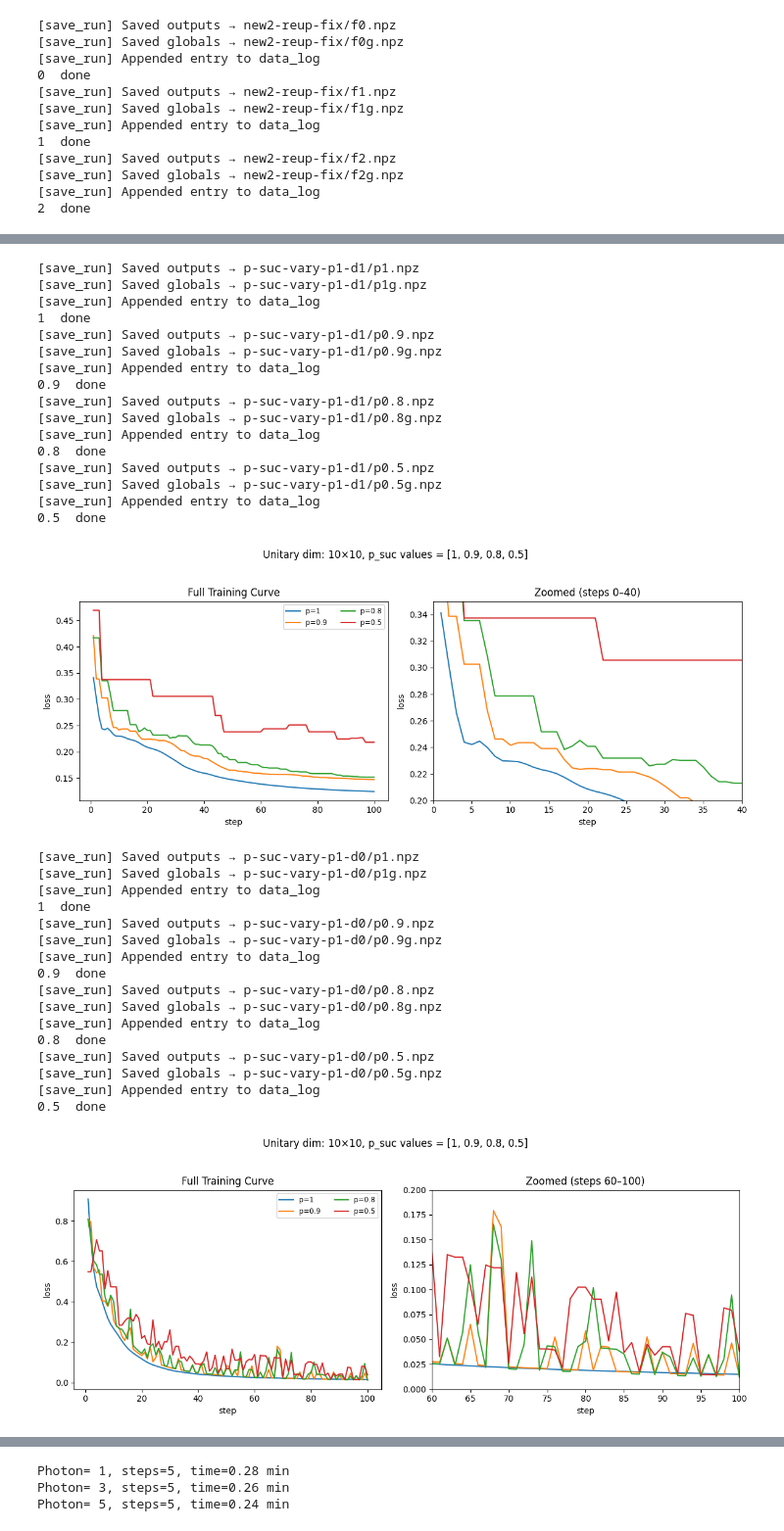
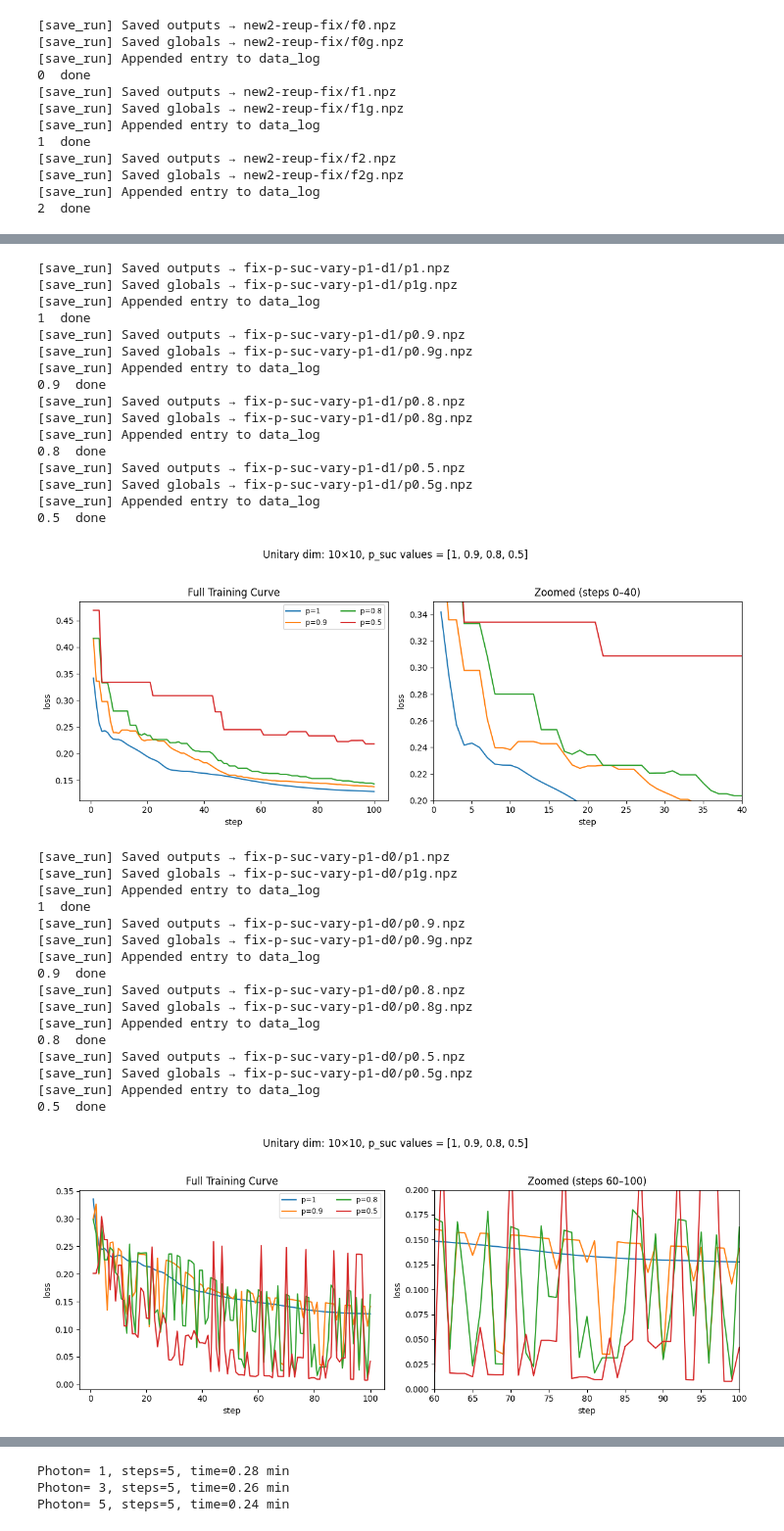
Before and after one commit to 01000111r/photon-net, a Jupyter notebook: main_book.ipynb, the cells around one changed output, grey strips where cells are left out. Shown at 98% size. Saved outputs shown, nothing was run; the diff lists cells and outputs as text; code cells hidden in the pictures.

```diff
--- a/main_book.ipynb
+++ b/main_book.ipynb
@@ -228,10 +203,10 @@ data_prod_iterator(p_suc_list, global_var, log_file, folder, file_indent)
 [save_run] Appended entry to data_log
 2  done
 # %%
-data_folder   = "new-reup-fix"
+data_folder   = "new2-reup-fix"
 # data_folder   = "reup-vary-1p"
 min_freq    = 0
-max_freq      = 5
+max_freq      = 2
 x_min = 10
 x_max = 20
 y_min= 0.2
@@ -287,6 +262,6 @@ g.plt.show()
 # %%
 log_file = 'data_log'
-folder = 'p-suc-vary-p1-d1'
+folder = 'fix-p-suc-vary-p1-d1'
 p_suc_list = [1, 0.9, 0.8, 0.5]
 
 for p_suc in p_suc_list:
@@ -304,7 +279,7 @@ for p_suc in p_suc_list:
     # init = (init_phases, train_set, train_labels, weights_data, 0.0*init_phases, 0.0*init_phases, 0.0*weights_data, 0.0*weights_data, master_key)
     photon_loss_scale = float(1)
     # compute the very first loss:
-    initial_loss, (n0, key) = loss.loss(init_phases, train_set, train_labels, weights_data, photon_loss_scale, g.input_config, g.master_key, g.loss_function, g.aim)
+    initial_loss, (n0, key) = loss.loss(init_phases, train_set, train_labels, weights_data, photon_loss_scale, g.input_config, g.master_key, g.loss_function, g.aim, g.reupload_freq)
     init_carry = (init_phases, train_set, train_labels, weights_data, photon_loss_scale,
                                                     0.0*init_phases, 0.0*init_phases,
                                                     0.0*weights_data, 0.0*weights_data,
@@ -314,26 +289,26 @@ for p_suc in p_suc_list:
     carry, loss_mem, update_mem, photon_mem = utils.save_run(log_file, folder, test_name, global_name, init_carry)
     print(p_suc, " done")
 # %% [output]
-[save_run] Saved outputs → p-suc-vary-p1-d1/p1.npz
-[save_run] Saved globals → p-suc-vary-p1-d1/p1g.npz
+[save_run] Saved outputs → fix-p-suc-vary-p1-d1/p1.npz
+[save_run] Saved globals → fix-p-suc-vary-p1-d1/p1g.npz
 [save_run] Appended entry to data_log
 1  done
-[save_run] Saved outputs → p-suc-vary-p1-d1/p0.9.npz
-[save_run] Saved globals → p-suc-vary-p1-d1/p0.9g.npz
+[save_run] Saved outputs → fix-p-suc-vary-p1-d1/p0.9.npz
+[save_run] Saved globals → fix-p-suc-vary-p1-d1/p0.9g.npz
 [save_run] Appended entry to data_log
 0.9  done
-[save_run] Saved outputs → p-suc-vary-p1-d1/p0.8.npz
-[save_run] Saved globals → p-suc-vary-p1-d1/p0.8g.npz
+[save_run] Saved outputs → fix-p-suc-vary-p1-d1/p0.8.npz
+[save_run] Saved globals → fix-p-suc-vary-p1-d1/p0.8g.npz
 [save_run] Appended entry to data_log
 0.8  done
-[save_run] Saved outputs → p-suc-vary-p1-d1/p0.5.npz
-[save_run] Saved globals → p-suc-vary-p1-d1/p0.5g.npz
+[save_run] Saved outputs → fix-p-suc-vary-p1-d1/p0.5.npz
+[save_run] Saved globals → fix-p-suc-vary-p1-d1/p0.5g.npz
 [save_run] Appended entry to data_log
 0.5  done
 # %%
 # parameters
 log_file    = 'data_log'
-folder      = 'p-suc-vary-p1-d1'
+folder      = 'fix-p-suc-vary-p1-d1'
 p_suc_list  = [1, 0.9, 0.8, 0.5]
 x_min, x_max = 0, 40
 y_min, y_max = 0.2, 0.35
@@ -387,10 +362,10 @@ fig.suptitle(
 g.plt.tight_layout(rect=[0, 0.03, 1, 0.95])
 g.plt.show()
 # %% [output]
-[figure, old version]
+[figure, new version]
 # %%
 log_file = 'data_log'
-folder = 'p-suc-vary-p1-d0'
+folder = 'fix-p-suc-vary-p1-d0'
 p_suc_list = [1, 0.9, 0.8, 0.5]
 
 for p_suc in p_suc_list:
@@ -408,7 +383,7 @@ for p_suc in p_suc_list:
     # init = (init_phases, train_set, train_labels, weights_data, 0.0*init_phases, 0.0*init_phases, 0.0*weights_data, 0.0*weights_data, master_key)
     photon_loss_scale = float(1)
     # compute the very first loss:
-    initial_loss, (n0, key) = loss.loss(init_phases, train_set, train_labels, weights_data, photon_loss_scale, g.input_config, g.master_key, g.loss_function, g.aim)
+    initial_loss, (n0, key) = loss.loss(init_phases, train_set, train_labels, weights_data, photon_loss_scale, g.input_config, g.master_key, g.loss_function, g.aim, g.reupload_freq)
     init_carry = (init_phases, train_set, train_labels, weights_data, photon_loss_scale,
                                                     0.0*init_phases, 0.0*init_phases,
                                                     0.0*weights_data, 0.0*weights_data,
@@ -418,26 +393,26 @@ for p_suc in p_suc_list:
     carry, loss_mem, update_mem, photon_mem = utils.save_run(log_file, folder, test_name, global_name, init_carry)
     print(p_suc, " done")
 # %% [output]
-[save_run] Saved outputs → p-suc-vary-p1-d0/p1.npz
-[save_run] Saved globals → p-suc-vary-p1-d0/p1g.npz
+[save_run] Saved outputs → fix-p-suc-vary-p1-d0/p1.npz
+[save_run] Saved globals → fix-p-suc-vary-p1-d0/p1g.npz
 [save_run] Appended entry to data_log
 1  done
-[save_run] Saved outputs → p-suc-vary-p1-d0/p0.9.npz
-[save_run] Saved globals → p-suc-vary-p1-d0/p0.9g.npz
+[save_run] Saved outputs → fix-p-suc-vary-p1-d0/p0.9.npz
+[save_run] Saved globals → fix-p-suc-vary-p1-d0/p0.9g.npz
 [save_run] Appended entry to data_log
 0.9  done
-[save_run] Saved outputs → p-suc-vary-p1-d0/p0.8.npz
-[save_run] Saved globals → p-suc-vary-p1-d0/p0.8g.npz
+[save_run] Saved outputs → fix-p-suc-vary-p1-d0/p0.8.npz
+[save_run] Saved globals → fix-p-suc-vary-p1-d0/p0.8g.npz
 [save_run] Appended entry to data_log
 0.8  done
-[save_run] Saved outputs → p-suc-vary-p1-d0/p0.5.npz
-[save_run] Saved globals → p-suc-vary-p1-d0/p0.5g.npz
+[save_run] Saved outputs → fix-p-suc-vary-p1-d0/p0.5.npz
+[save_run] Saved globals → fix-p-suc-vary-p1-d0/p0.5g.npz
 [save_run] Appended entry to data_log
 0.5  done
 # %%
 # parameters
 log_file    = 'data_log'
-folder      = 'p-suc-vary-p1-d0'
+folder      = 'fix-p-suc-vary-p1-d0'
 p_suc_list  = [1, 0.9, 0.8, 0.5]
 x_min, x_max = 60, 100
 y_min, y_max = 0, 0.2
@@ -464,32 +439,32 @@ ax_full.set(
     #ylim=(0.38,0.4),
     xlabel="step",
     ylabel="loss",
     title="Full Training Curve"
 )
 
 # format zoomed-in plot
 ax_zoom.set(
     xlim=(x_min, x_max),
     ylim=(y_min, y_max),
     xlabel="step",
     ylabel="loss",
     title=f"Zoomed (steps {x_min}–{x_max})"
 )
 
 # combined legend on full plot
 handles, labels = ax_full.get_legend_handles_labels()
 ax_full.legend(handles, labels, loc="upper right", ncol=2, fontsize="small")
 
 # overall title
 last_glob = g.np.load(g.os.path.join(folder, f"p{p_suc_list[-1]}g.npz"))
 carry_shape = out["carry_0"].shape
 fig.suptitle(
     f"Unitary dim: {2*carry_shape[1]}×{2*carry_shape[1]}, "
     f"p_suc values = {p_suc_list}"
 )
 
 g.plt.tight_layout(rect=[0, 0.03, 1, 0.95])
 g.plt.show()
 # %% [output]
-[figure, old version]
+[figure, new version]
 # %%
```
Also changed, not shown: parts of 10 cells of this notebook, 46 other files.
